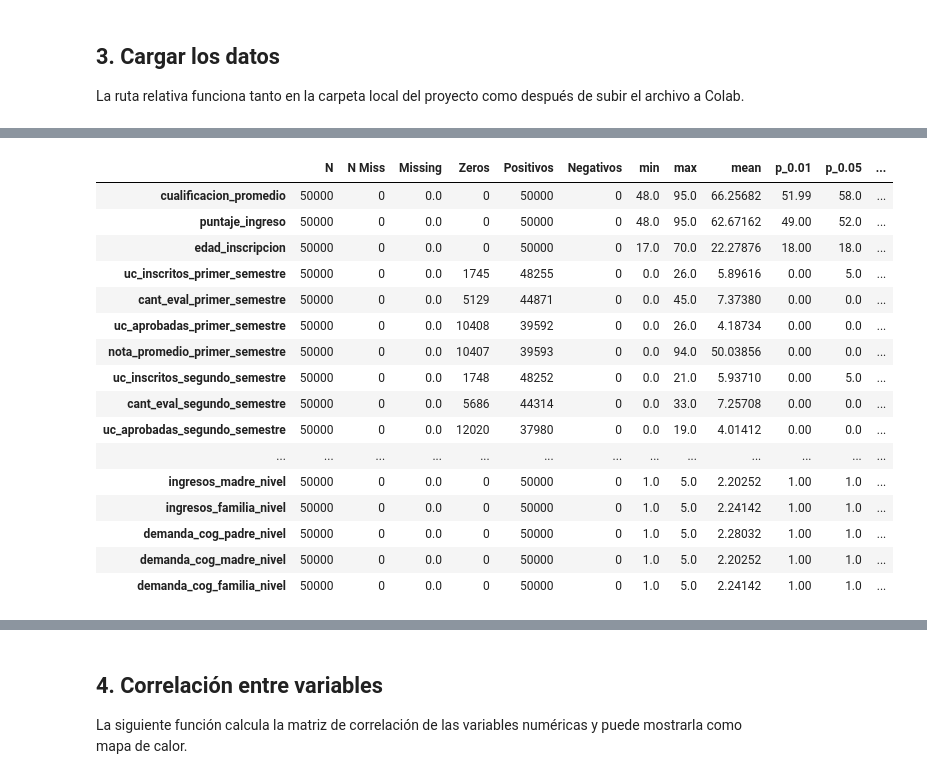
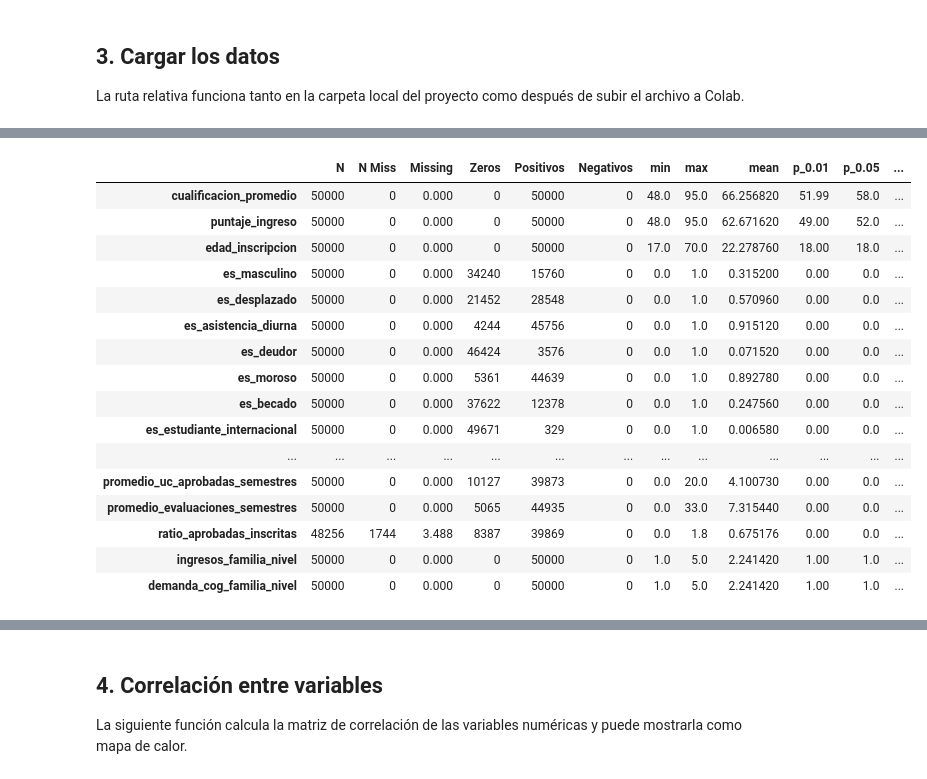
Before and after one commit to diegorojasucv/tp-1-aa, a Jupyter notebook: notebooks/eda.ipynb, the cells around one changed output, grey strips where cells are left out. Cells and saved outputs as stored; diff of their text form; code cells hidden in the pictures.

```diff
--- a/notebooks/eda.ipynb
+++ b/notebooks/eda.ipynb
@@ -82,0 +68,8 @@ dtype: object
+# %%
+num_columns = ['cualificacion_promedio', 'puntaje_ingreso', 'edad_inscripcion',
+       'es_masculino', 'es_desplazado', 'es_asistencia_diurna', 'es_deudor',
+       'es_moroso', 'es_becado', 'es_estudiante_internacional',
+       'tiene_necesidades_educativas_especiales', 'promedio_notas_semestres',
+       'promedio_uc_inscritos_semestres', 'promedio_uc_aprobadas_semestres',
+       'promedio_evaluaciones_semestres', 'ratio_aprobadas_inscritas',
+       'ingresos_familia_nivel', 'demanda_cog_familia_nivel']
@@ -83,22 +78,22 @@ dtype: object
 # %%
-estadisticas_numericas = calcular_estadisticas_numericas(dataset)
+estadisticas_numericas = calcular_estadisticas_numericas(dataset, num_columns)
 estadisticas_numericas
 # %% [output]
 |  | N | N Miss | Missing | Zeros | Positivos | Negativos | min | max | mean | p_0.01 | p_0.05 | ... |
-| cualificacion_promedio | 50000 | 0 | 0.0 | 0 | 50000 | 0 | 48.0 | 95.0 | 66.25682 | 51.99 | 58.0 | ... |
-| puntaje_ingreso | 50000 | 0 | 0.0 | 0 | 50000 | 0 | 48.0 | 95.0 | 62.67162 | 49.00 | 52.0 | ... |
-| edad_inscripcion | 50000 | 0 | 0.0 | 0 | 50000 | 0 | 17.0 | 70.0 | 22.27876 | 18.00 | 18.0 | ... |
-| uc_inscritos_primer_semestre | 50000 | 0 | 0.0 | 1745 | 48255 | 0 | 0.0 | 26.0 | 5.89616 | 0.00 | 5.0 | ... |
-| cant_eval_primer_semestre | 50000 | 0 | 0.0 | 5129 | 44871 | 0 | 0.0 | 45.0 | 7.37380 | 0.00 | 0.0 | ... |
-| uc_aprobadas_primer_semestre | 50000 | 0 | 0.0 | 10408 | 39592 | 0 | 0.0 | 26.0 | 4.18734 | 0.00 | 0.0 | ... |
-| nota_promedio_primer_semestre | 50000 | 0 | 0.0 | 10407 | 39593 | 0 | 0.0 | 94.0 | 50.03856 | 0.00 | 0.0 | ... |
-| uc_inscritos_segundo_semestre | 50000 | 0 | 0.0 | 1748 | 48252 | 0 | 0.0 | 21.0 | 5.93710 | 0.00 | 5.0 | ... |
-| cant_eval_segundo_semestre | 50000 | 0 | 0.0 | 5686 | 44314 | 0 | 0.0 | 33.0 | 7.25708 | 0.00 | 0.0 | ... |
-| uc_aprobadas_segundo_semestre | 50000 | 0 | 0.0 | 12020 | 37980 | 0 | 0.0 | 19.0 | 4.01412 | 0.00 | 0.0 | ... |
+| cualificacion_promedio | 50000 | 0 | 0.000 | 0 | 50000 | 0 | 48.0 | 95.0 | 66.256820 | 51.99 | 58.0 | ... |
+| puntaje_ingreso | 50000 | 0 | 0.000 | 0 | 50000 | 0 | 48.0 | 95.0 | 62.671620 | 49.00 | 52.0 | ... |
+| edad_inscripcion | 50000 | 0 | 0.000 | 0 | 50000 | 0 | 17.0 | 70.0 | 22.278760 | 18.00 | 18.0 | ... |
+| es_masculino | 50000 | 0 | 0.000 | 34240 | 15760 | 0 | 0.0 | 1.0 | 0.315200 | 0.00 | 0.0 | ... |
+| es_desplazado | 50000 | 0 | 0.000 | 21452 | 28548 | 0 | 0.0 | 1.0 | 0.570960 | 0.00 | 0.0 | ... |
+| es_asistencia_diurna | 50000 | 0 | 0.000 | 4244 | 45756 | 0 | 0.0 | 1.0 | 0.915120 | 0.00 | 0.0 | ... |
+| es_deudor | 50000 | 0 | 0.000 | 46424 | 3576 | 0 | 0.0 | 1.0 | 0.071520 | 0.00 | 0.0 | ... |
+| es_moroso | 50000 | 0 | 0.000 | 5361 | 44639 | 0 | 0.0 | 1.0 | 0.892780 | 0.00 | 0.0 | ... |
+| es_becado | 50000 | 0 | 0.000 | 37622 | 12378 | 0 | 0.0 | 1.0 | 0.247560 | 0.00 | 0.0 | ... |
+| es_estudiante_internacional | 50000 | 0 | 0.000 | 49671 | 329 | 0 | 0.0 | 1.0 | 0.006580 | 0.00 | 0.0 | ... |
 | ... | ... | ... | ... | ... | ... | ... | ... | ... | ... | ... | ... | ... |
-| ingresos_madre_nivel | 50000 | 0 | 0.0 | 0 | 50000 | 0 | 1.0 | 5.0 | 2.20252 | 1.00 | 1.0 | ... |
-| ingresos_familia_nivel | 50000 | 0 | 0.0 | 0 | 50000 | 0 | 1.0 | 5.0 | 2.24142 | 1.00 | 1.0 | ... |
-| demanda_cog_padre_nivel | 50000 | 0 | 0.0 | 0 | 50000 | 0 | 1.0 | 5.0 | 2.28032 | 1.00 | 1.0 | ... |
-| demanda_cog_madre_nivel | 50000 | 0 | 0.0 | 0 | 50000 | 0 | 1.0 | 5.0 | 2.20252 | 1.00 | 1.0 | ... |
-| demanda_cog_familia_nivel | 50000 | 0 | 0.0 | 0 | 50000 | 0 | 1.0 | 5.0 | 2.24142 | 1.00 | 1.0 | ... |
+| promedio_uc_aprobadas_semestres | 50000 | 0 | 0.000 | 10127 | 39873 | 0 | 0.0 | 20.0 | 4.100730 | 0.00 | 0.0 | ... |
+| promedio_evaluaciones_semestres | 50000 | 0 | 0.000 | 5065 | 44935 | 0 | 0.0 | 33.0 | 7.315440 | 0.00 | 0.0 | ... |
+| ratio_aprobadas_inscritas | 48256 | 1744 | 3.488 | 8387 | 39869 | 0 | 0.0 | 1.8 | 0.675176 | 0.00 | 0.0 | ... |
+| ingresos_familia_nivel | 50000 | 0 | 0.000 | 0 | 50000 | 0 | 1.0 | 5.0 | 2.241420 | 1.00 | 1.0 | ... |
+| demanda_cog_familia_nivel | 50000 | 0 | 0.000 | 0 | 50000 | 0 | 1.0 | 5.0 | 2.241420 | 1.00 | 1.0 | ... |
 # %%
```
Also changed, not shown: parts of 21 cells of this notebook, 6 other files.
